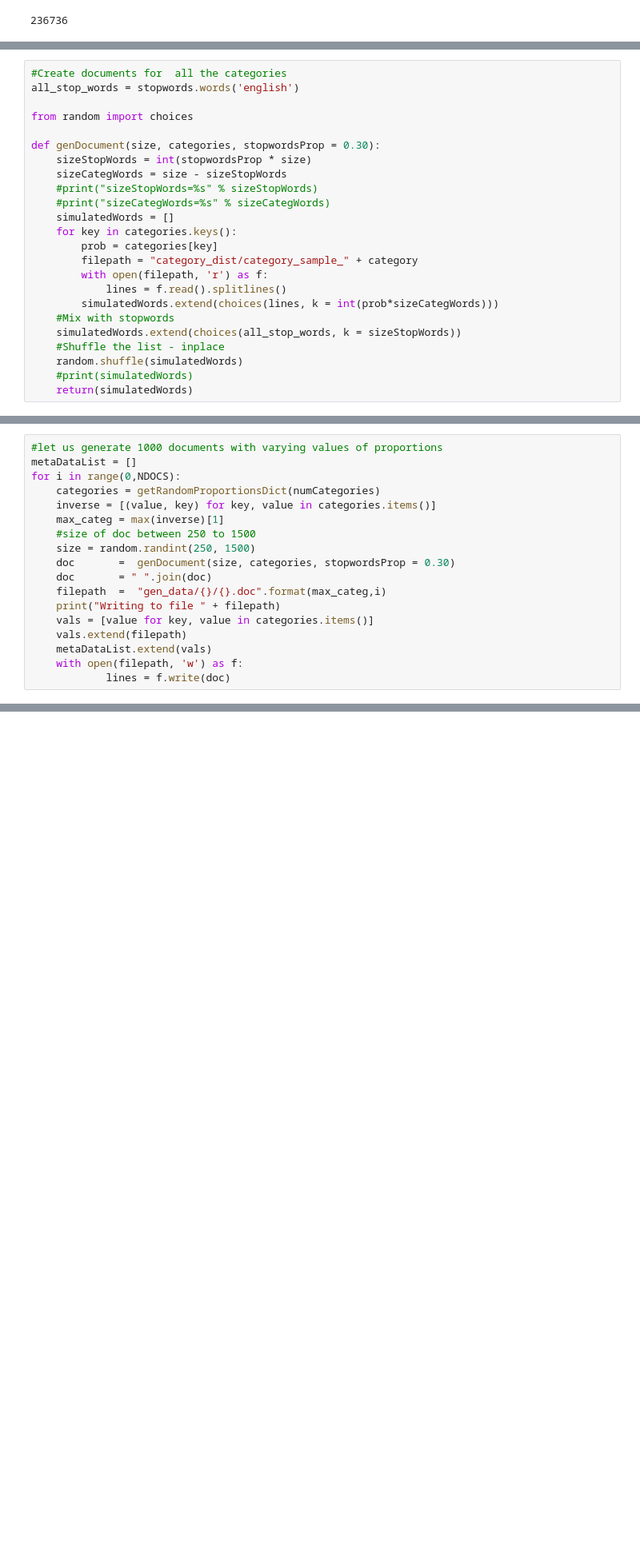
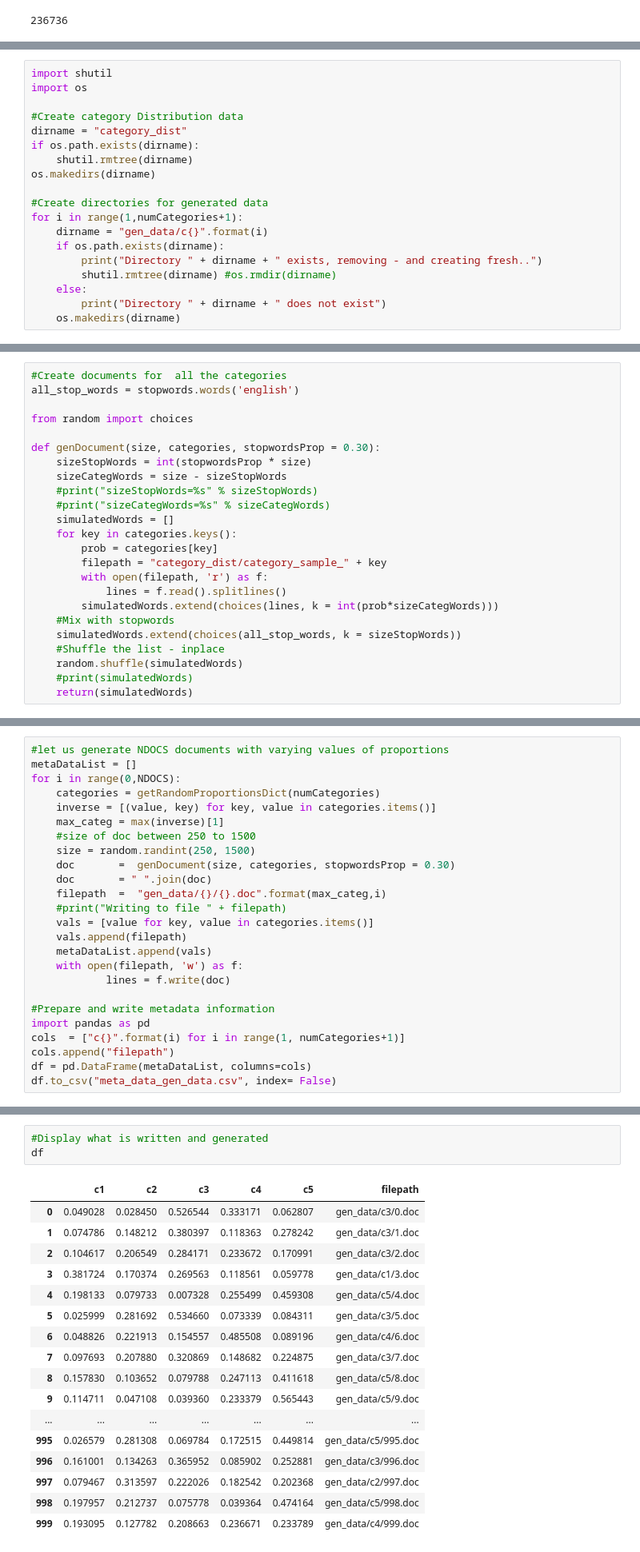
Before and after one commit to jaivrat/python_codes, a Jupyter notebook: ml-python/text-classification-NB/generate-data.ipynb, the cells around one changed output, grey strips where cells are left out. Shown: that part at 80% size. Saved outputs shown, nothing was run; the diff lists cells and outputs as text; blank space fills up the shorter version.

Commit message:
Data generation complete

```diff
--- a/ml-python/text-classification-NB/generate-data.ipynb
+++ b/ml-python/text-classification-NB/generate-data.ipynb
@@ -37,0 +40,19 @@ fig = plt.gcf()
+# %%
+import shutil
+import os
+
+#Create category Distribution data
+dirname = "category_dist"
+if os.path.exists(dirname):
+    shutil.rmtree(dirname)
+os.makedirs(dirname)
+
+#Create directories for generated data
+for i in range(1,numCategories+1):
+    dirname = "gen_data/c{}".format(i)
+    if os.path.exists(dirname):
+        print("Directory " + dirname + " exists, removing - and creating fresh..")
+        shutil.rmtree(dirname) #os.rmdir(dirname)
+    else:
+        print("Directory " + dirname + " does not exist")
+    os.makedirs(dirname)
@@ -113,7 +119,7 @@ def genDocument(size, categories, stopwordsProp = 0.30):
     simulatedWords = []
     for key in categories.keys():
         prob = categories[key]
-        filepath = "category_dist/category_sample_" + category
+        filepath = "category_dist/category_sample_" + key
         with open(filepath, 'r') as f:
             lines = f.read().splitlines()
         simulatedWords.extend(choices(lines, k = int(prob*sizeCategWords)))
@@ -153,5 +157,5 @@ bizonal administerial batster configurationally t bit ll be A halfheartedly thos
 # %%
-#let us generate 1000 documents with varying values of proportions
+#let us generate NDOCS documents with varying values of proportions
 metaDataList = []
 for i in range(0,NDOCS):
     categories = getRandomProportionsDict(numCategories)
@@ -162,9 +166,16 @@ for i in range(0,NDOCS):
     doc       =  genDocument(size, categories, stopwordsProp = 0.30)
     doc       = " ".join(doc)
     filepath  =  "gen_data/{}/{}.doc".format(max_categ,i)
-    print("Writing to file " + filepath)
+    #print("Writing to file " + filepath)
     vals = [value for key, value in categories.items()]
-    vals.extend(filepath)
-    metaDataList.extend(vals)
+    vals.append(filepath)
+    metaDataList.append(vals)
     with open(filepath, 'w') as f:
             lines = f.write(doc)
+
+#Prepare and write metadata information
+import pandas as pd
+cols  = ["c{}".format(i) for i in range(1, numCategories+1)]
+cols.append("filepath")
+df = pd.DataFrame(metaDataList, columns=cols)
+df.to_csv("meta_data_gen_data.csv", index= False)
@@ -225,0 +182,21 @@ pd.DataFrame([(1,2,3,4)], columns=["A", "B", "C", "D"])
+# %%
+#Display what is written and generated
+df
+# %% [output]
+|  | c1 | c2 | c3 | c4 | c5 | filepath |
+| 0 | 0.049028 | 0.028450 | 0.526544 | 0.333171 | 0.062807 | gen_data/c3/0.doc |
+| 1 | 0.074786 | 0.148212 | 0.380397 | 0.118363 | 0.278242 | gen_data/c3/1.doc |
+| 2 | 0.104617 | 0.206549 | 0.284171 | 0.233672 | 0.170991 | gen_data/c3/2.doc |
+| 3 | 0.381724 | 0.170374 | 0.269563 | 0.118561 | 0.059778 | gen_data/c1/3.doc |
+| 4 | 0.198133 | 0.079733 | 0.007328 | 0.255499 | 0.459308 | gen_data/c5/4.doc |
+| 5 | 0.025999 | 0.281692 | 0.534660 | 0.073339 | 0.084311 | gen_data/c3/5.doc |
+| 6 | 0.048826 | 0.221913 | 0.154557 | 0.485508 | 0.089196 | gen_data/c4/6.doc |
+| 7 | 0.097693 | 0.207880 | 0.320869 | 0.148682 | 0.224875 | gen_data/c3/7.doc |
+| 8 | 0.157830 | 0.103652 | 0.079788 | 0.247113 | 0.411618 | gen_data/c5/8.doc |
+| 9 | 0.114711 | 0.047108 | 0.039360 | 0.233379 | 0.565443 | gen_data/c5/9.doc |
+| ... | ... | ... | ... | ... | ... | ... |
+| 995 | 0.026579 | 0.281308 | 0.069784 | 0.172515 | 0.449814 | gen_data/c5/995.doc |
+| 996 | 0.161001 | 0.134263 | 0.365952 | 0.085902 | 0.252881 | gen_data/c3/996.doc |
+| 997 | 0.079467 | 0.313597 | 0.222026 | 0.182542 | 0.202368 | gen_data/c2/997.doc |
+| 998 | 0.197957 | 0.212737 | 0.075778 | 0.039364 | 0.474164 | gen_data/c5/998.doc |
+| 999 | 0.193095 | 0.127782 | 0.208663 | 0.236671 | 0.233789 | gen_data/c4/999.doc |
```
Also changed, not shown: parts of 13 cells of this notebook.
